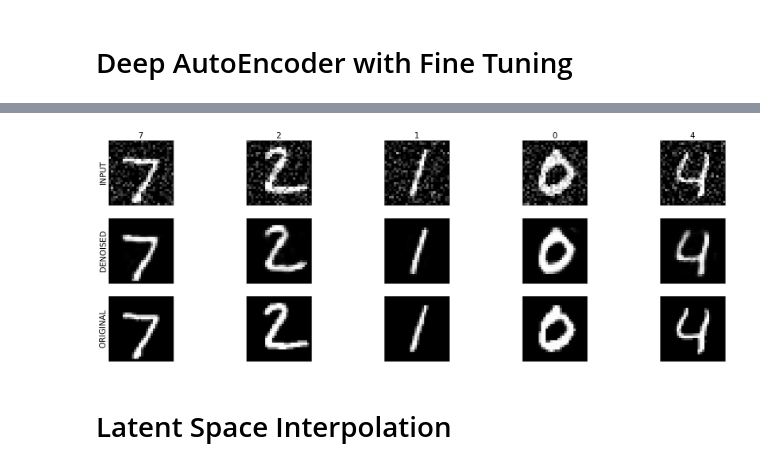
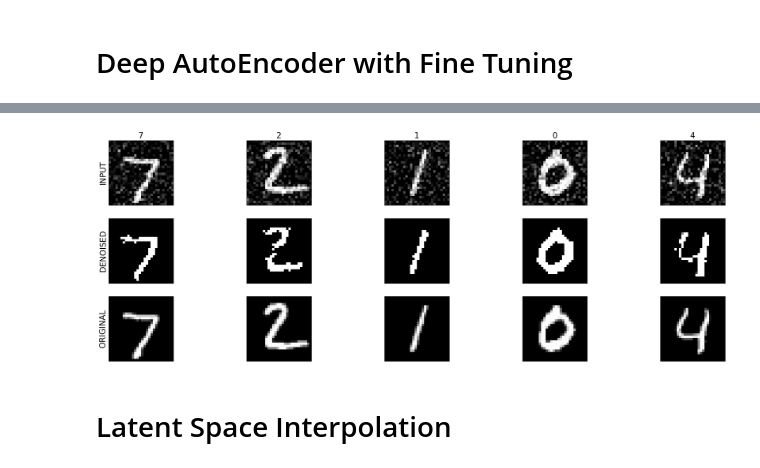
Before and after one commit to Sopralapanca/Pattern-Recognition, a Jupyter notebook: ASSIGNMENT_1_GIACOMO_CARFI_AUTOENCODER.ipynb, the cells around one changed output, grey strips where cells are left out. Saved outputs shown, nothing was run; the diff lists cells and outputs as text; code cells hidden in the pictures.

```diff
--- a/ASSIGNMENT_1_GIACOMO_CARFI_AUTOENCODER.ipynb
+++ b/ASSIGNMENT_1_GIACOMO_CARFI_AUTOENCODER.ipynb
@@ -153,6 +146,15 @@ def evaluate(model, data):
 # %%
-def check_results(input, denoised, original, label):
-  # show images and their reconstruction
+# show a plot with 3 rows
+# on the first row we will find an example of the input images with noise
+# on the second row we will see images after the denoising process
+# on the third row we will find the original images
+def check_results(model, original, label):
+  criterion = nn.MSELoss()
+  input = add_noise(original, 0, noise_std)
+  with torch.no_grad():
+    denoised = model(input)
+    loss = criterion(denoised, original)
+
   rows = 3
   columns = 5
 
@@ -257,11 +278,20 @@ check_results(noisy_data, denoised, X_test, y_test)
 # Deep AutoEncoder with only layerwise pretraining
 # %%
 class DeepAutoEncoder(nn.Module):
+  """
+    This class implements the DeepAutoEncoder as a list of Single Layer Autoencoder
+
+    Args:
+        input_dim (int): integer that rapresents the dimesion of the input data.
+        hidden_layers (list(int)): the length of the list defines the numbers of hidden layer
+                                   each element of the list defines the latent space dimension of each layer.
+  """
+
   def __init__(self, input_dim, hidden_layers):
     super().__init__()
 
     # first layer, the decoder will reconstruct the image
-    self.autoencoders = [Autoencoder(input_dim, hidden_layers[0])]
+    self.autoencoders = [Autoencoder(input_dim, hidden_layers[0], False)]
     print(f"Adding autoencoder with dim {input_dim} {hidden_layers[0]}")
     input_dim = hidden_layers[0]
     hidden_layers.pop(0)
@@ -291,7 +321,8 @@ class DeepAutoEncoder(nn.Module):
     x = self.decode(x)
     return x
 # %%
-hidden_layers = [512, 256, 128]
+# number of parameters of single layer autoencoder 628384
+hidden_layers = [300, 200, 90]
 deep_ae = DeepAutoEncoder(X_train.shape[1], hidden_layers)
 count_parameters(deep_ae)
 # %% [output]
@@ -337,7 +380,7 @@ Deep AutoEncoder loss: 0.008082248270511627
 # %%
-check_results(noisy_data, denoised, X_test, y_test)
+check_results(model=deep_ae, original=X_test, label=y_test)
 # %% [output]
-[figure, old version]
+[figure, new version]
 # %% [markdown]
 # Latent Space Interpolation
 # %% [markdown]
```
Also changed, not shown: parts of 31 cells of this notebook.
